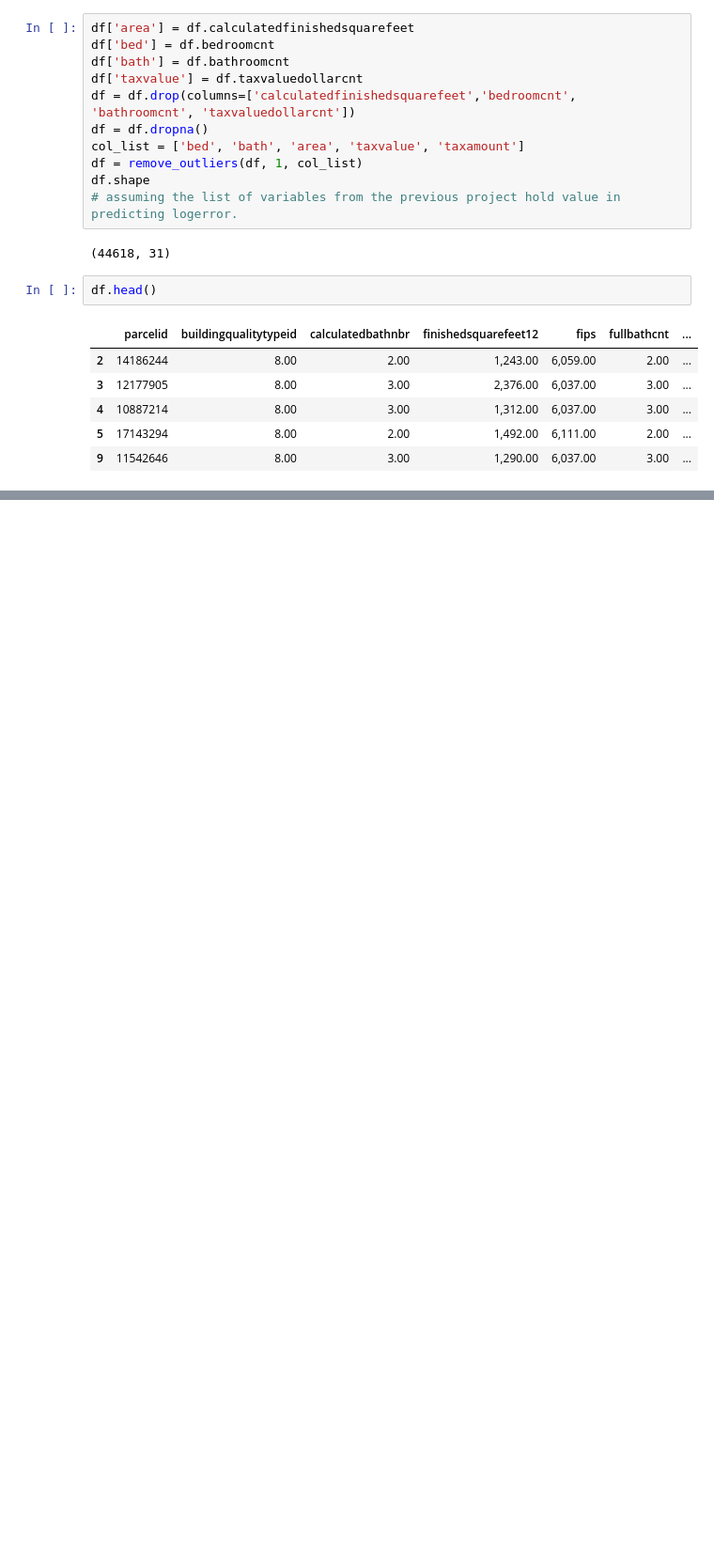
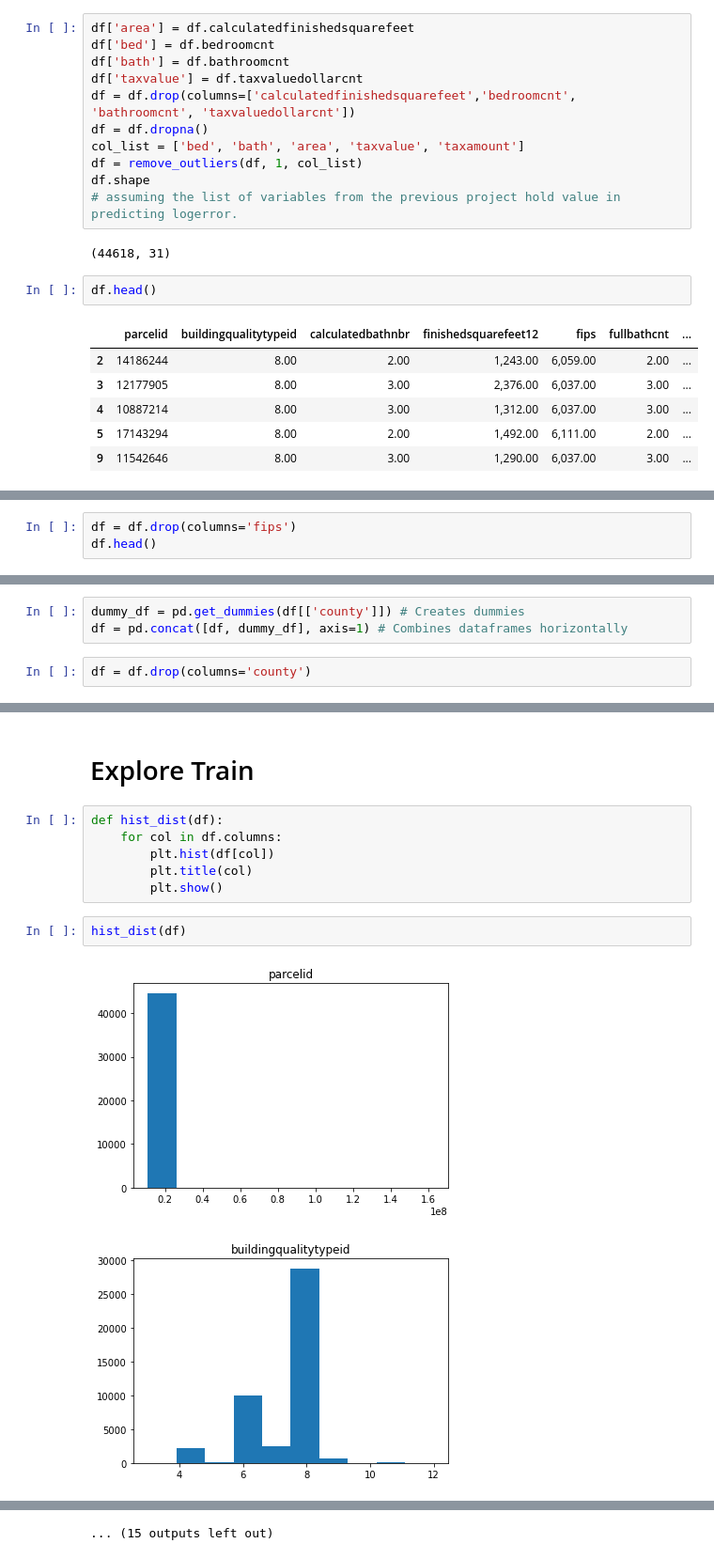
Before and after one commit to lopezelihezer/Clustering_Project, a Jupyter notebook: scratch.ipynb, the cells around one changed output, grey strips where cells are left out. Shown at 94% size. Drawn from its saved outputs; the diff is of its cells as text; blank space fills up the shorter version.

```diff
--- a/scratch.ipynb
+++ b/scratch.ipynb
@@ -347,0 +387,3 @@ df.head()
+# %%
+df = df.drop(columns='fips')
+df.head()
@@ -347,0 +397,5 @@ df.head()
+# %%
+dummy_df = pd.get_dummies(df[['county']]) # Creates dummies
+df = pd.concat([df, dummy_df], axis=1) # Combines dataframes horizontally
+# %%
+df = df.drop(columns='county')
@@ -347,0 +447,13 @@ df.head()
+# %% [markdown]
+# Explore Train
+# %%
+def hist_dist(df):
+    for col in df.columns:
+        plt.hist(df[col])
+        plt.title(col)
+        plt.show()
+# %%
+hist_dist(df)
+# %% [output]
+[figure, added]
+[figure, added]
@@ -347,0 +470 @@ df.head()
+... (15 outputs left out)
```
Also changed, not shown: parts of 13 cells of this notebook, 1 other file.
